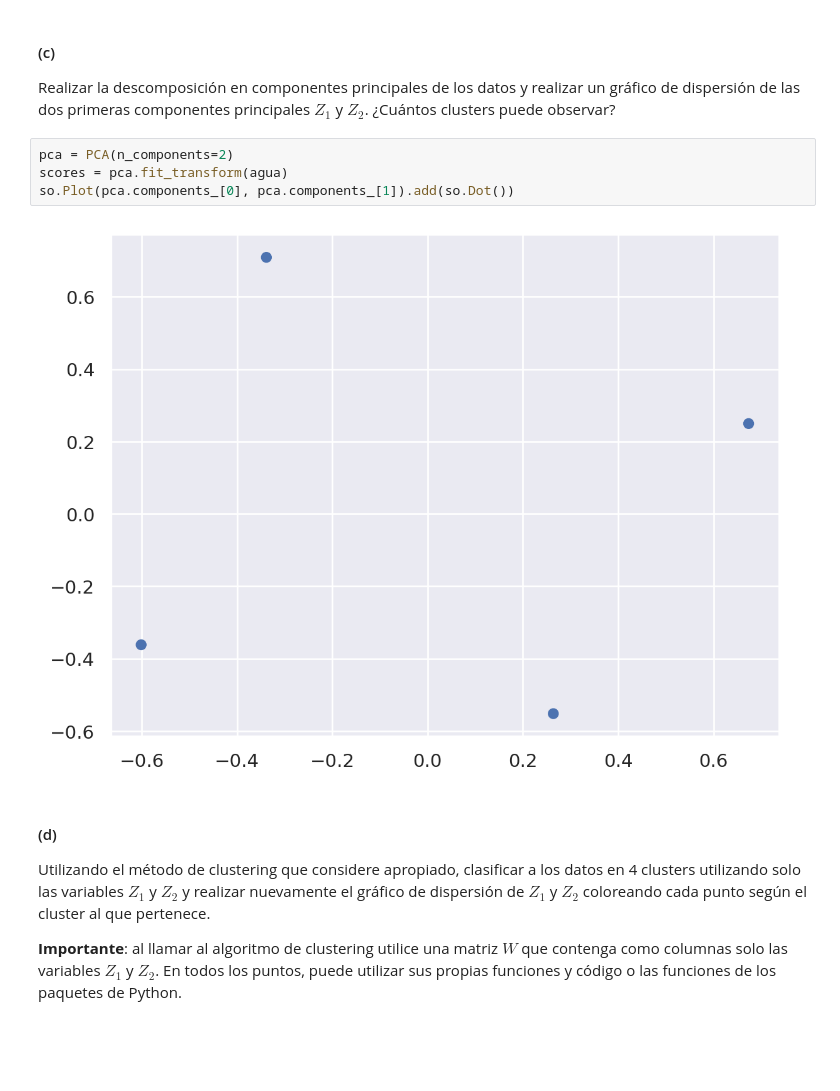
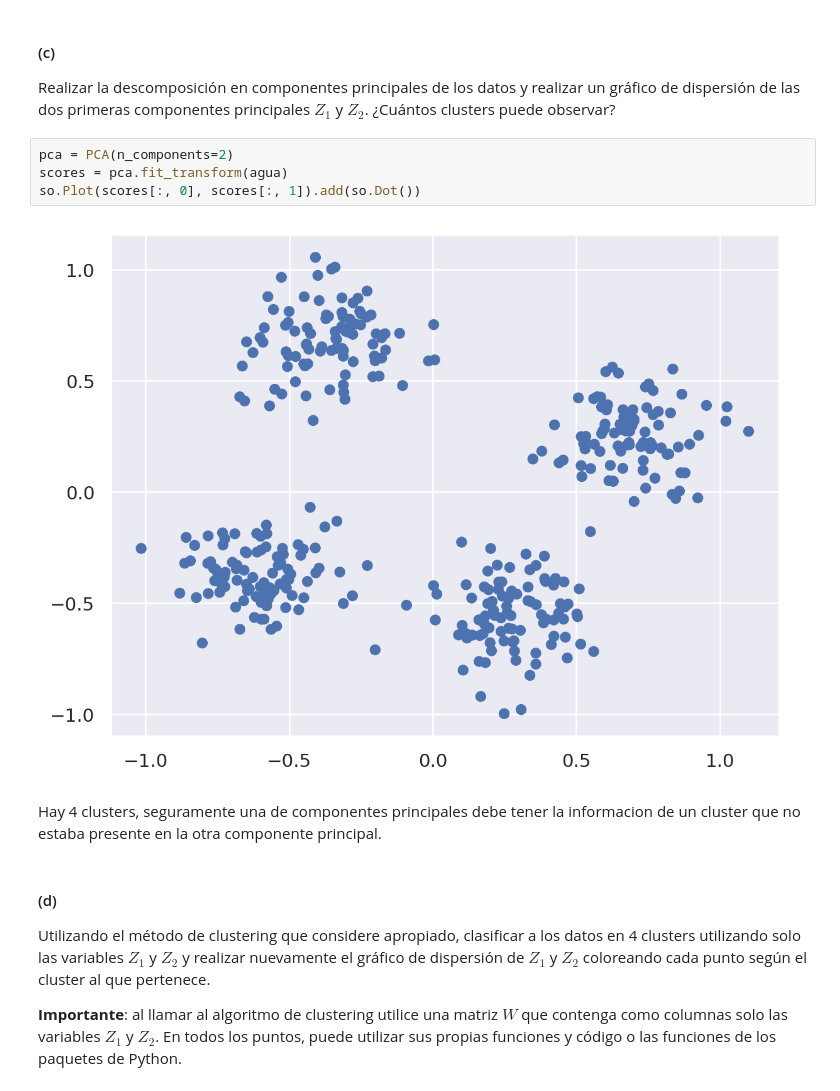
Before and after one commit to lmendezayl/uba-ldd-ic, a Jupyter notebook: guias/soluciones/practica9.ipynb, the cells around one changed output. Saved outputs shown, nothing was run; the diff lists cells and outputs as text; blank space fills up the shorter version.

```diff
--- a/guias/soluciones/practica9.ipynb
+++ b/guias/soluciones/practica9.ipynb
@@ -503,9 +522,11 @@ Realizar la descomposición en componentes principales de los datos y realizar u
 # %%
 pca = PCA(n_components=2)
 scores = pca.fit_transform(agua)
-so.Plot(pca.components_[0], pca.components_[1]).add(so.Dot())
+so.Plot(scores[:, 0], scores[:, 1]).add(so.Dot())
 # %% [output]
-[figure, old version]
+[figure, new version]
+# %% [markdown]
+Hay 4 clusters, seguramente una de componentes principales debe tener la informacion de un cluster que no estaba presente en la otra componente principal.
 # %% [markdown]
 
 #### (d)
```
Also changed, not shown: parts of 3 cells of this notebook.
